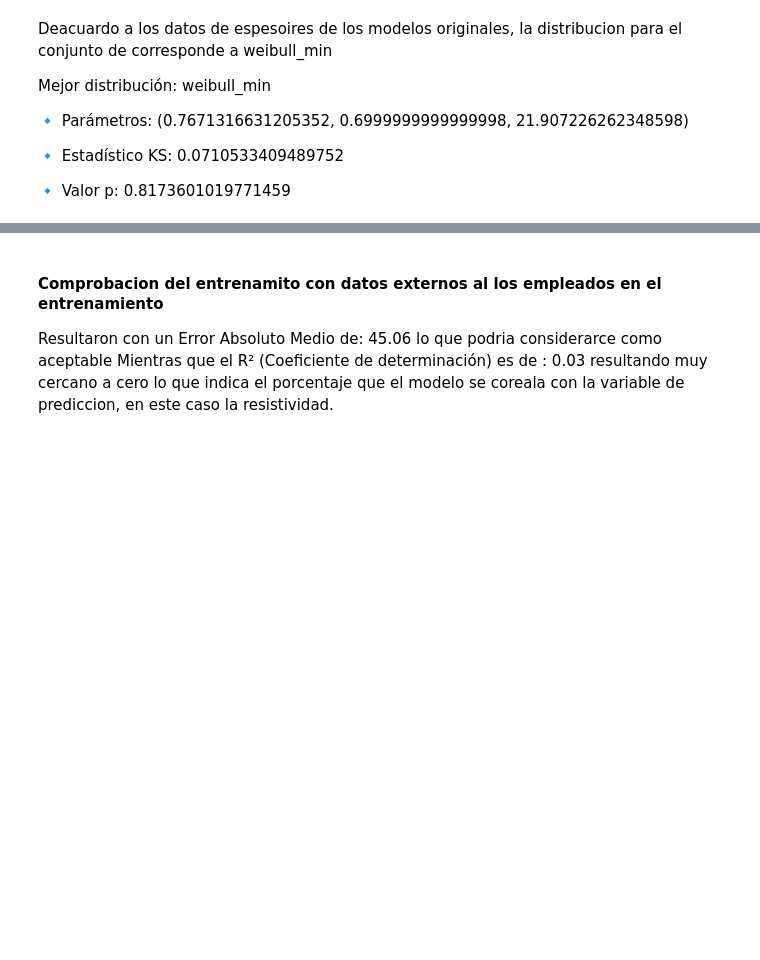
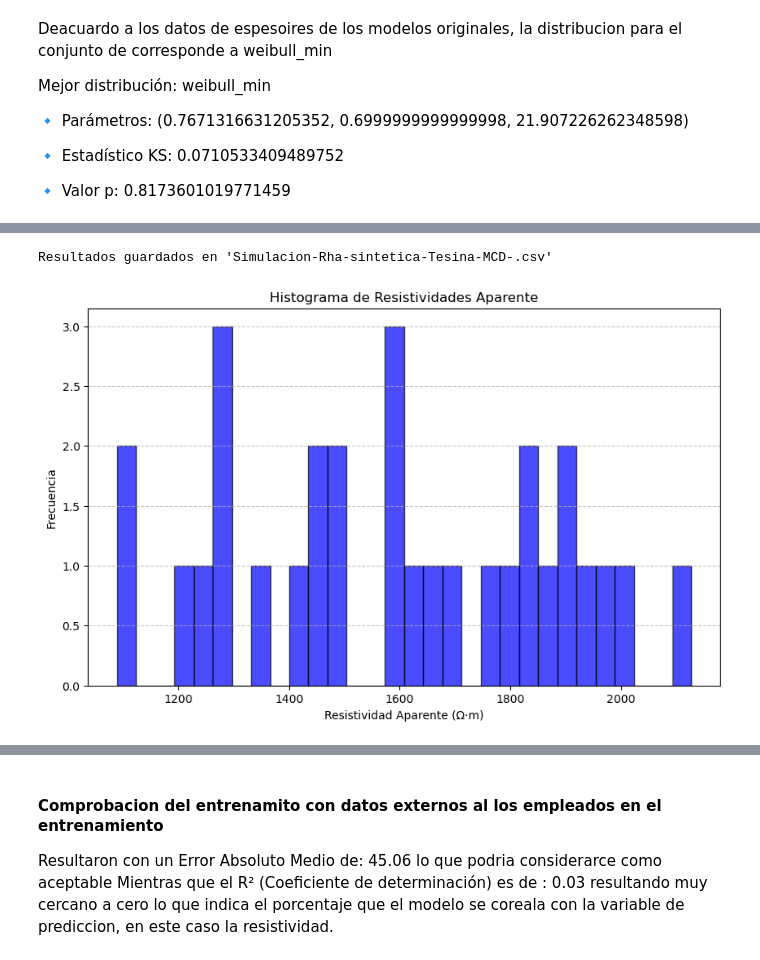
Before and after one commit to JuanJT117/TESIS-MCD, a Jupyter notebook: WorkWorkWork/Datos_Sinteticos_AB2.ipynb, the cells around one changed output, grey strips where cells are left out. Cells and saved outputs as stored; diff of their text form; code cells hidden in the pictures; blank space fills up the shorter version.

```diff
--- a/WorkWorkWork/Datos_Sinteticos_AB2.ipynb
+++ b/WorkWorkWork/Datos_Sinteticos_AB2.ipynb
@@ -358,0 +477,4 @@ df.describe()
+# %%
+# Eliminamos registros con valores nulos
+df2 = df_variantes.dropna()
+print(df2.info())
@@ -358,0 +499,46 @@ df.describe()
+# %%
+
+
+# Lista para almacenar los resultados
+resultados2 = []
+resistividades_aparentes = []  # Lista para almacenar las resistividades aparentes para el histograma
+
+for _, row in df2.iterrows():
+    modelo_id = row["Modelo"]  # Nombre del modelo
+    Sitio_id = row["Sitio"]  # Nombre del modelo
+# Extraemos espesores y resistividades
+espesores = row.filter(like="Espesor_").dropna().astype(str).replace("∞", "").astype(float).tolist()
+resistividades = row.filter(like="Resistividad_").dropna().astype(float).tolist()
+synthModel = espesores + resistividades
+
+# Extraemos los valores de apertura AB2
+ab2 = row.filter(like="AB2_").dropna().astype(float).values
+
+# Simulación de la respuesta geoeléctrica con un 9% de ruido
+ves = VESManager()
+rhoa, err = ves.simulate(synthModel, ab2=ab2, mn2=ab2 / 3, noiseLevel=0.09, seed=1337)
+
+# Guardamos los resultados en la lista
+for i in range(len(ab2)):
+    resultados2.append([modelo_id, Sitio_id, ab2[i], rhoa[i]])
+    resistividades_aparentes.append(rhoa[i])  # Agregamos para el histograma
+
+# Guardar los resultados en un archivo CSV
+csv_output_path = "Simulacion-Rha-sintetica-Tesina-MCD-.csv"
+df_resultados2 = pd.DataFrame(resultados2, columns=["Modelo_ID", "Sitio_ID", "AB2", "Resistividad_Aparente"])
+df_resultados2.to_csv(csv_output_path, index=False)
+print(f"Resultados guardados en '{csv_output_path}'")
+
+# Crear el histograma de resistividades aparentes
+plt.figure(figsize=(10, 6))
+plt.hist(resistividades_aparentes, bins=30, color='blue', alpha=0.7, edgecolor='black')
+plt.xlabel("Resistividad Aparente (Ω·m)")
+plt.ylabel("Frecuencia")
+plt.title("Histograma de Resistividades Aparente")
+plt.grid(axis='y', linestyle='--', alpha=0.7)
+
+# Mostrar el histograma
+plt.show()
+# %% [output]
+Resultados guardados en 'Simulacion-Rha-sintetica-Tesina-MCD-.csv'
+[figure, added]
```
Also changed, not shown: parts of 23 cells of this notebook, 12 other files.
